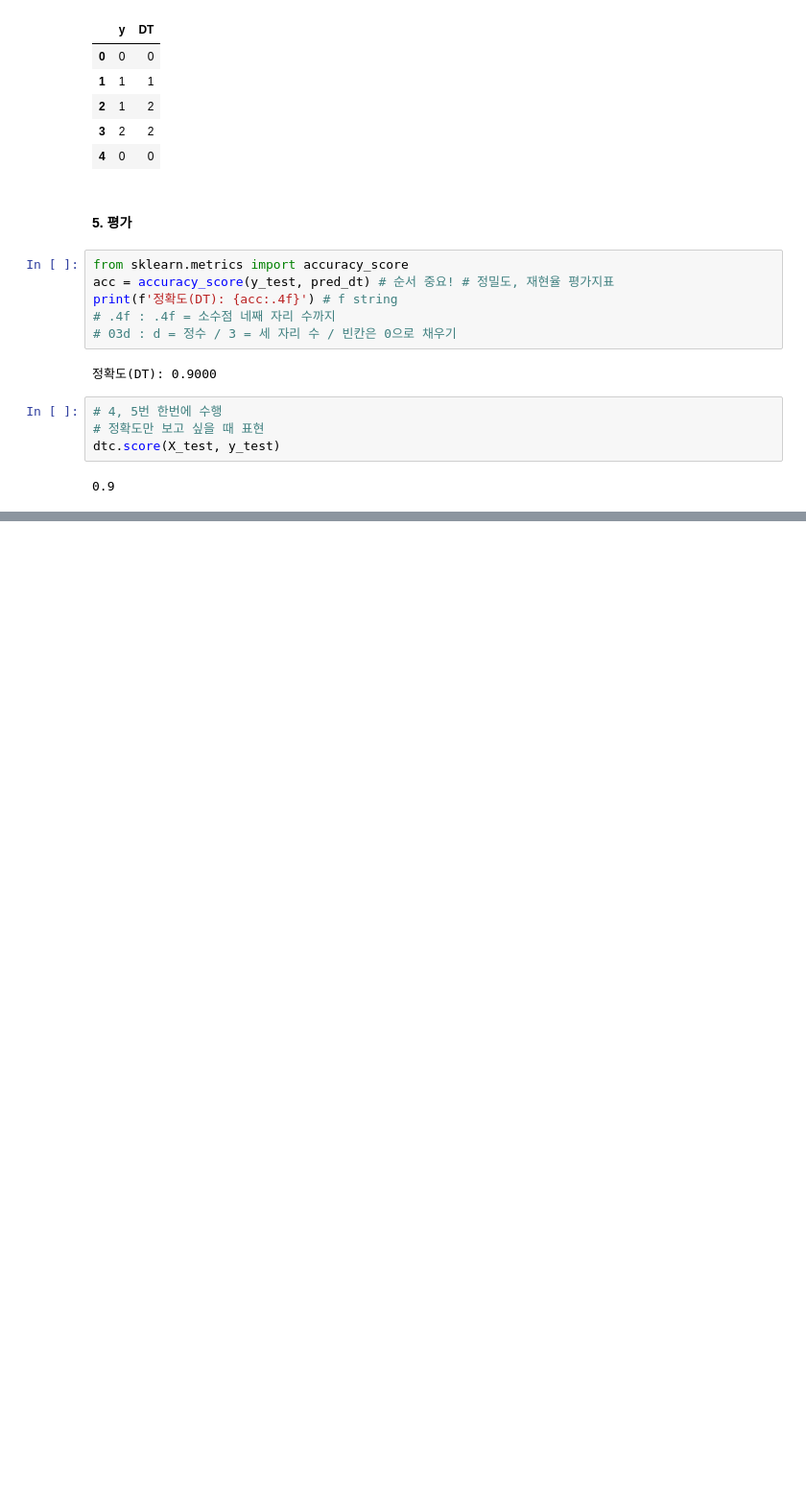
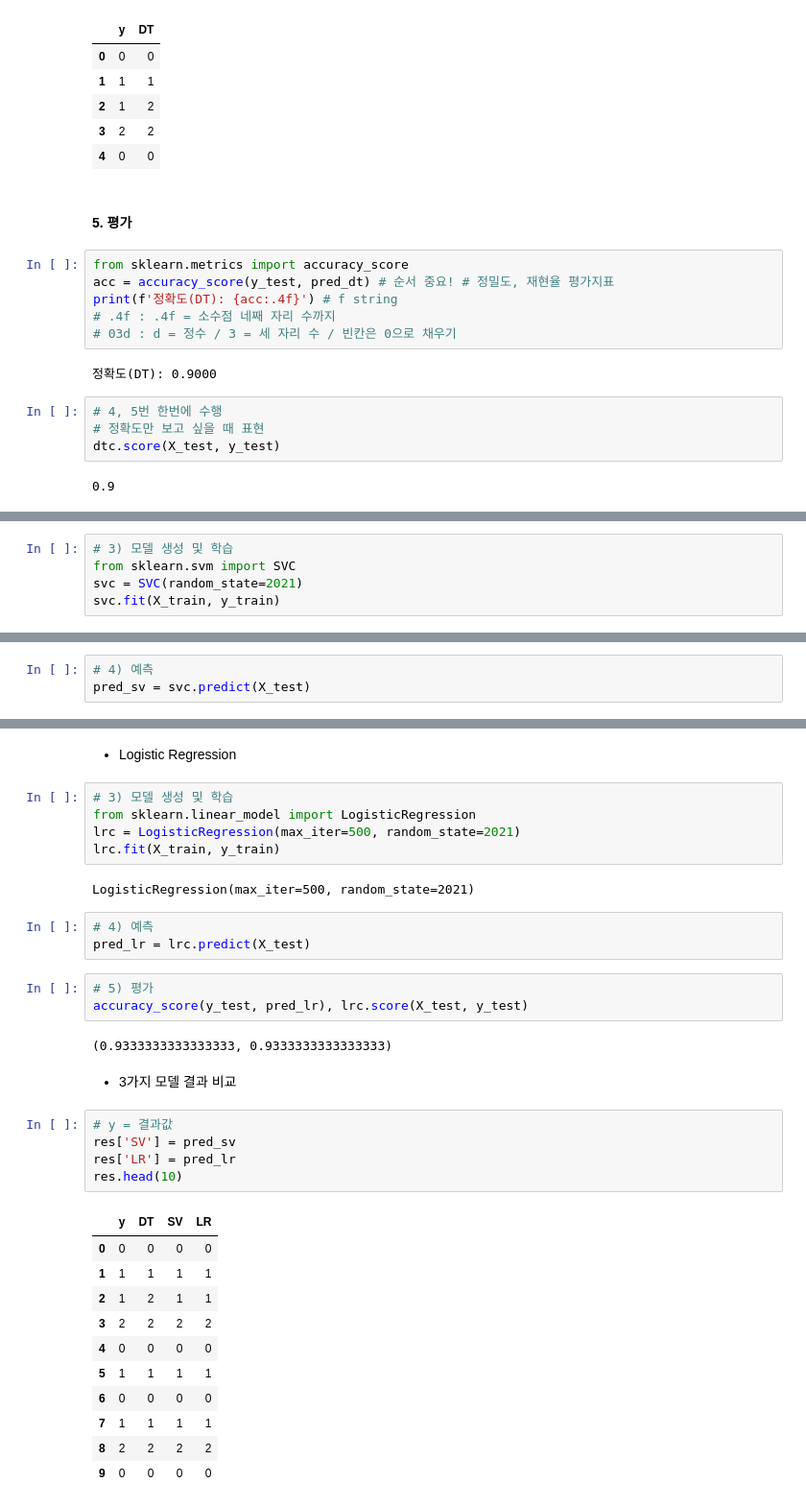
Before and after one commit to 1unasy/MachineLearning-2021-12, a Jupyter notebook: 01.Intro/01.Iris분류.ipynb, the cells around one changed output, grey strips where cells are left out. Shown: that part at 96% size. Saved outputs shown, nothing was run; the diff lists cells and outputs as text; blank space fills up the shorter version.

```diff
--- a/01.Intro/01.Iris분류.ipynb
+++ b/01.Intro/01.Iris분류.ipynb
@@ -264,0 +267,5 @@ dtc.score(X_test, y_test)
+# %%
+# 3) 모델 생성 및 학습
+from sklearn.svm import SVC
+svc = SVC(random_state=2021)
+svc.fit(X_train, y_train)
@@ -264,0 +274,3 @@ dtc.score(X_test, y_test)
+# %%
+# 4) 예측
+pred_sv = svc.predict(X_test)
@@ -264,0 +282,36 @@ dtc.score(X_test, y_test)
+# %% [markdown]
+- Logistic Regression
+# %%
+# 3) 모델 생성 및 학습
+from sklearn.linear_model import LogisticRegression
+lrc = LogisticRegression(max_iter=500, random_state=2021)
+lrc.fit(X_train, y_train)
+# %% [output]
+LogisticRegression(max_iter=500, random_state=2021)
+# %%
+# 4) 예측
+pred_lr = lrc.predict(X_test)
+# %%
+# 5) 평가
+accuracy_score(y_test, pred_lr), lrc.score(X_test, y_test)
+# %% [output]
+(0.9333333333333333, 0.9333333333333333)
+# %% [markdown]
+- 3가지 모델 결과 비교
+# %%
+# y = 결과값
+res['SV'] = pred_sv
+res['LR'] = pred_lr
+res.head(10)
+# %% [output]
+|  | y | DT | SV | LR |
+| 0 | 0 | 0 | 0 | 0 |
+| 1 | 1 | 1 | 1 | 1 |
+| 2 | 1 | 2 | 1 | 1 |
+| 3 | 2 | 2 | 2 | 2 |
+| 4 | 0 | 0 | 0 | 0 |
+| 5 | 1 | 1 | 1 | 1 |
+| 6 | 0 | 0 | 0 | 0 |
+| 7 | 1 | 1 | 1 | 1 |
+| 8 | 2 | 2 | 2 | 2 |
+| 9 | 0 | 0 | 0 | 0 |
```
Also changed, not shown: parts of 3 cells of this notebook.
